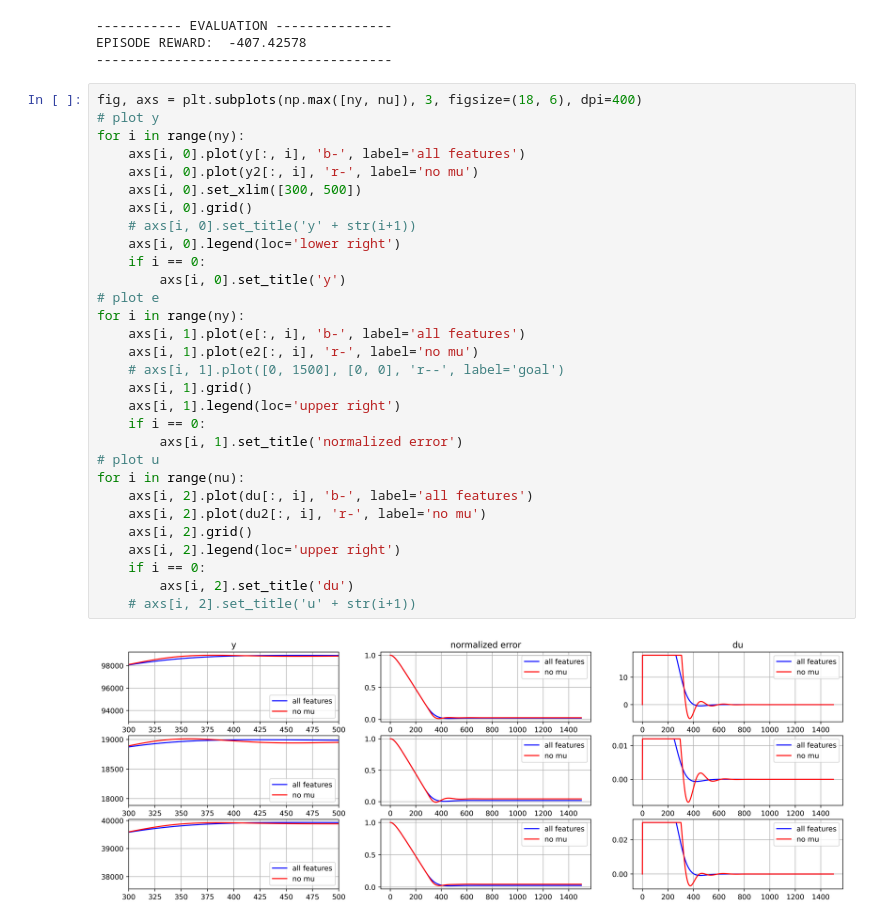
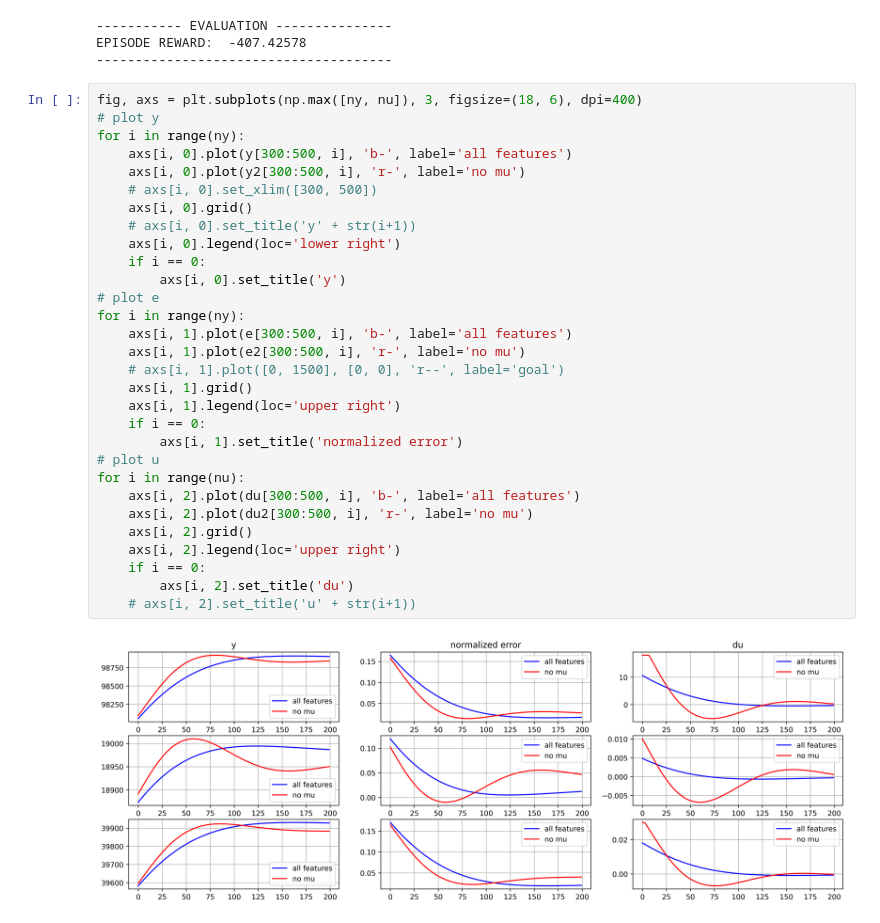
Before and after one commit to qiuruiyu/cleanrl, a Jupyter notebook: asu_test.ipynb, the cells around one changed output. Drawn from its saved outputs; the diff is of its cells as text.

```diff
--- a/asu_test.ipynb
+++ b/asu_test.ipynb
@@ -127,32 +127,32 @@ EPISODE REWARD:  -407.42578
 # %%
 fig, axs = plt.subplots(np.max([ny, nu]), 3, figsize=(18, 6), dpi=400)
 # plot y
 for i in range(ny):
-    axs[i, 0].plot(y[:, i], 'b-', label='all features')
-    axs[i, 0].plot(y2[:, i], 'r-', label='no mu')
-    axs[i, 0].set_xlim([300, 500])
+    axs[i, 0].plot(y[300:500, i], 'b-', label='all features')
+    axs[i, 0].plot(y2[300:500, i], 'r-', label='no mu')
+    # axs[i, 0].set_xlim([300, 500])
     axs[i, 0].grid()
     # axs[i, 0].set_title('y' + str(i+1))
     axs[i, 0].legend(loc='lower right')
     if i == 0:
         axs[i, 0].set_title('y')
 # plot e
 for i in range(ny):
-    axs[i, 1].plot(e[:, i], 'b-', label='all features')
-    axs[i, 1].plot(e2[:, i], 'r-', label='no mu')
+    axs[i, 1].plot(e[300:500, i], 'b-', label='all features')
+    axs[i, 1].plot(e2[300:500, i], 'r-', label='no mu')
     # axs[i, 1].plot([0, 1500], [0, 0], 'r--', label='goal')
     axs[i, 1].grid()
     axs[i, 1].legend(loc='upper right')
     if i == 0:
         axs[i, 1].set_title('normalized error')
 # plot u
 for i in range(nu):
-    axs[i, 2].plot(du[:, i], 'b-', label='all features')
-    axs[i, 2].plot(du2[:, i], 'r-', label='no mu')
+    axs[i, 2].plot(du[300:500, i], 'b-', label='all features')
+    axs[i, 2].plot(du2[300:500, i], 'r-', label='no mu')
     axs[i, 2].grid()
     axs[i, 2].legend(loc='upper right')
     if i == 0:
         axs[i, 2].set_title('du')
     # axs[i, 2].set_title('u' + str(i+1))
 # %% [output]
-[figure, old version]
+[figure, new version]
```
Also changed, not shown: 2 other files.
